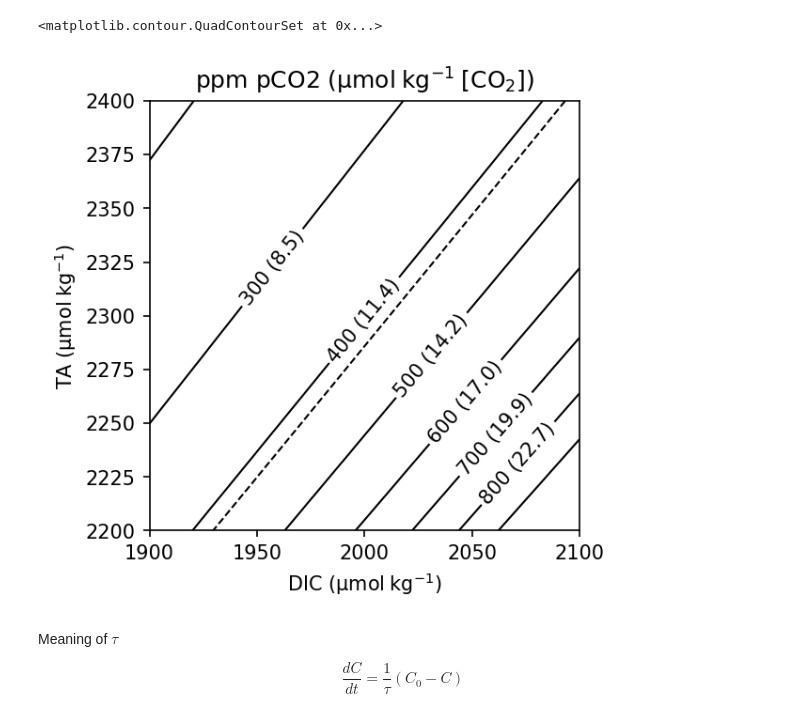
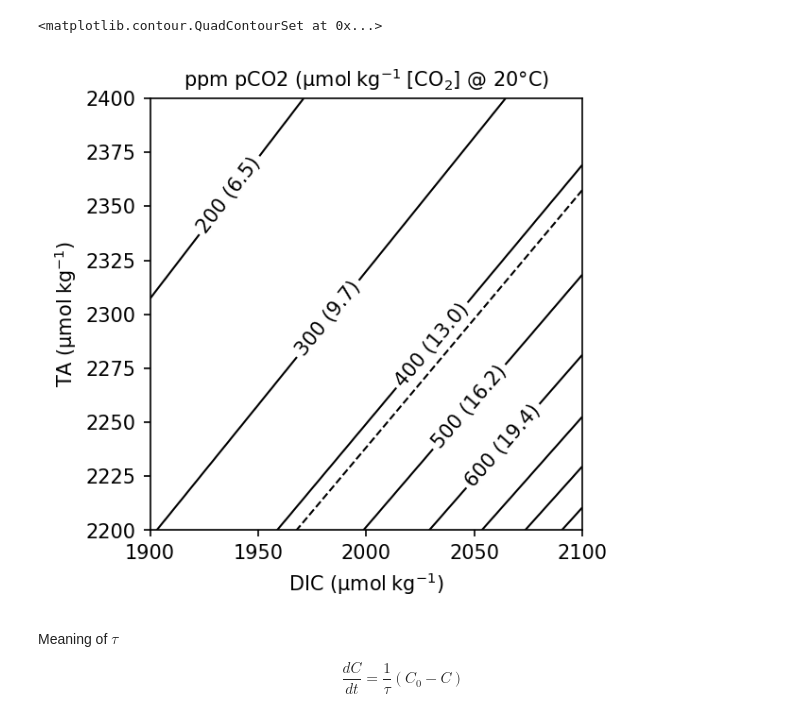
Before and after one commit to johnryantaylor/JRT_QES_Notes, a Jupyter notebook: book/06_oceancarbon/carbon_figs.ipynb, the cells around one changed output. Drawn from its saved outputs; the diff is of its cells as text; code cells hidden in the pictures.

```diff
--- a/book/06_oceancarbon/carbon_figs.ipynb
+++ b/book/06_oceancarbon/carbon_figs.ipynb
@@ -239,33 +239,33 @@ cs.
 # %%
 DIC = np.linspace(1900, 2100)
 TA = np.linspace(2200, 2400)
 
 dic, ta = np.meshgrid(DIC, TA)
 
-sw = cb.Csys(DIC=dic, TA=ta)
+sw = cb.Csys(DIC=dic, TA=ta, T_in=20)
 
 pCO2_levels = np.array([200, 300, 400, 500, 600, 700, 800, 900])
 CO2_levels = sw.Ks.K0 * pCO2_levels
 
 fmt = {pco2: f'{pco2:.0f} ({co2:.1f})' for pco2, co2 in zip(pCO2_levels, CO2_levels)}
 
 fig, ax = plt.subplots(figsize=(4,4), constrained_layout=True)
 
 cs = ax.contour(dic, ta, sw.pCO2, pCO2_levels, colors='k', linestyles='-', linewidths=1)
 plt.clabel(cs, fmt=fmt)
 
 ax.contour(dic, ta, sw.pCO2, [420], colors='k', linestyles='--', linewidths=1)
 
 ax.set_xlabel('DIC ($\mu mol~kg^{-1}$)')
 ax.set_ylabel('TA ($\mu mol~kg^{-1}$)')
 
 ax.set_aspect(1)
 
-ax.set_title('ppm pCO2 ($\mu mol~kg^{-1}~[CO_2]$)')
+ax.set_title('ppm pCO2 ($\mu mol~kg^{-1}~[CO_2]$ @ 20°C)', fontsize=10)
 
 fig.savefig('figures/carbon-DIC-TA.png')
 # %% [output]
-[figure, old version]
+[figure, new version]
 # %% [markdown]
 Meaning of $\tau$
 
```
Also changed, not shown: parts of 2 cells of this notebook, 4 other files.
